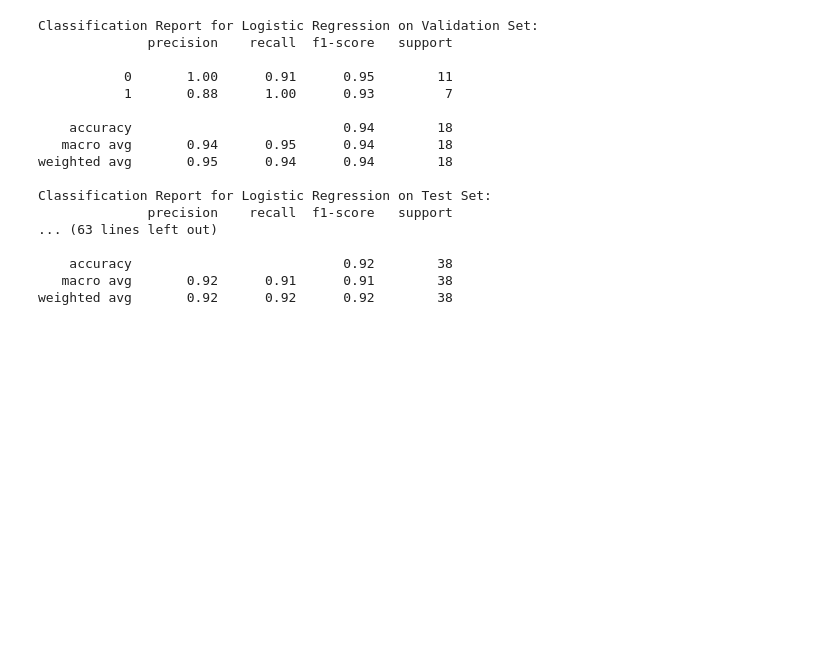
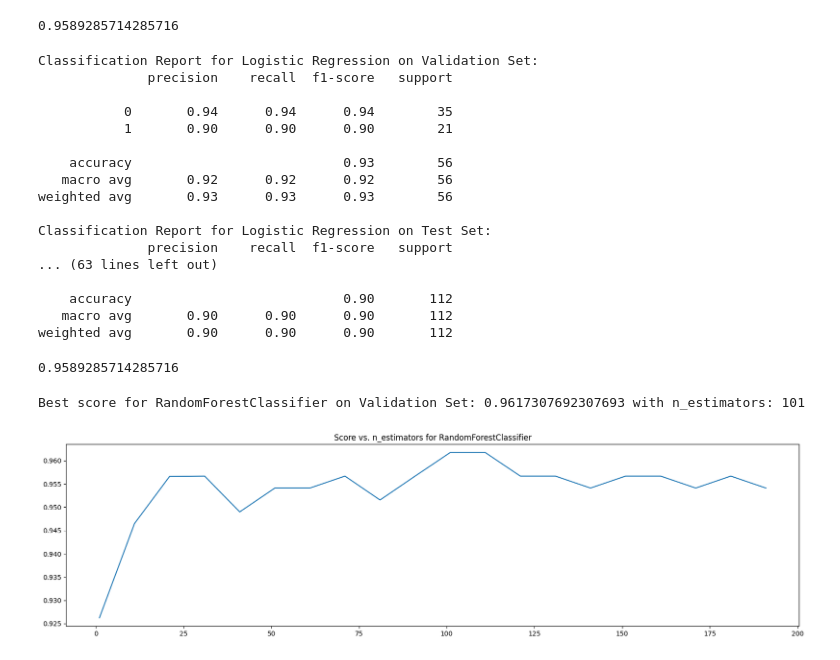
Before and after one commit to gmh1627/Data-Analysis-Lab, a Jupyter notebook: lab5/run.ipynb, the cells around one changed output. Drawn from its saved outputs; the diff is of its cells as text; code cells hidden in the pictures; blank space fills up the shorter version.

```diff
--- a/lab5/run.ipynb
+++ b/lab5/run.ipynb
@@ -15,22 +26,22 @@ df1['diagnosis'] = df1['diagnosis'].apply(lambda x: 0 if x == 'B' else 1)#.apply
+# %%
+from sklearn.ensemble import RandomForestClassifier
+from sklearn.metrics import classification_report
+from sklearn.model_selection import cross_val_score
+
+# Create RandomForestClassifier with 100 estimators
+rfc = RandomForestClassifier(n_estimators=100, random_state=90)
+
+# Evaluate RandomForestClassifier
+score = cross_val_score(rfc, X, y, cv=10).mean()
+score
+# %% [output]
+0.9589285714285716
 # %%
-from sklearn.model_selection import train_test_split
 from sklearn.linear_model import LogisticRegression
 from sklearn.ensemble import RandomForestClassifier
 from sklearn.svm import SVC
 from sklearn.tree import DecisionTreeClassifier
-from sklearn.neighbors import KNeighborsClassifier
 from sklearn.metrics import classification_report
-from sklearn.preprocessing import LabelEncoder
-
-# Split data
-X = df1.drop('diagnosis', axis=1)
-le = LabelEncoder()
-y = le.fit_transform(df1['diagnosis'])
-
-# Split data
-X_temp, X_test, y_temp, y_test = train_test_split(X, y, test_size=0.2, random_state=42)
-X_train, X_val, y_train, y_val = train_test_split(X_temp, y_temp, test_size=0.125, random_state=42)
-X_val, X_test, y_val, y_test = train_test_split(X_val, y_val, test_size=0.67, random_state=42)
 
 # Define classifiers
 classifiers = {
@@ -55,17 +66,51 @@ for name, clf in classifiers.items():
 Classification Report for Logistic Regression on Validation Set:
               precision    recall  f1-score   support
 
-           0       1.00      0.91      0.95        11
-           1       0.88      1.00      0.93         7
+           0       0.94      0.94      0.94        35
+           1       0.90      0.90      0.90        21
 
-    accuracy                           0.94        18
-   macro avg       0.94      0.95      0.94        18
-weighted avg       0.95      0.94      0.94        18
+    accuracy                           0.93        56
+   macro avg       0.92      0.92      0.92        56
+weighted avg       0.93      0.93      0.93        56
 
 Classification Report for Logistic Regression on Test Set:
               precision    recall  f1-score   support
 ... (63 lines left out)
 
-    accuracy                           0.92        38
-   macro avg       0.92      0.91      0.91        38
-weighted avg       0.92      0.92      0.92        38
+    accuracy                           0.90       112
+   macro avg       0.90      0.90      0.90       112
+weighted avg       0.90      0.90      0.90       112
+# %%
+from sklearn.ensemble import RandomForestClassifier
+from sklearn.metrics import classification_report
+from sklearn.model_selection import cross_val_score
+
+# Create RandomForestClassifier with 100 estimators
+rfc = RandomForestClassifier(n_estimators=100, random_state=90)
+
+# Evaluate RandomForestClassifier
+score = cross_val_score(rfc, X, y, cv=10).mean()
+score
+# %% [output]
+0.9589285714285716
+# %%
+from sklearn.ensemble import RandomForestClassifier
+from sklearn.metrics import classification_report
+from sklearn.model_selection import cross_val_score
+import matplotlib.pyplot as plt
+
+# Tuning RandomForestClassifier
+scorel = []
+for i in range(0,200,10):
+    rfc = RandomForestClassifier(n_estimators=i+1, n_jobs=-1, random_state=90)
+    score = cross_val_score(rfc,X_train,y_train,cv=10).mean()
+    scorel.append(score)
+print("Best score for RandomForestClassifier on Validation Set:", max(scorel), "with n_estimators:", (scorel.index(max(scorel))*10)+1)
+
+plt.figure(figsize=[20,5])
+plt.plot(range(1,201,10),scorel)
+plt.title('Score vs. n_estimators for RandomForestClassifier')
+plt.show()
+# %% [output]
+Best score for RandomForestClassifier on Validation Set: 0.9617307692307693 with n_estimators: 101
+[figure, added]
```
Also changed, not shown: parts of 6 cells of this notebook, 38 other files.
